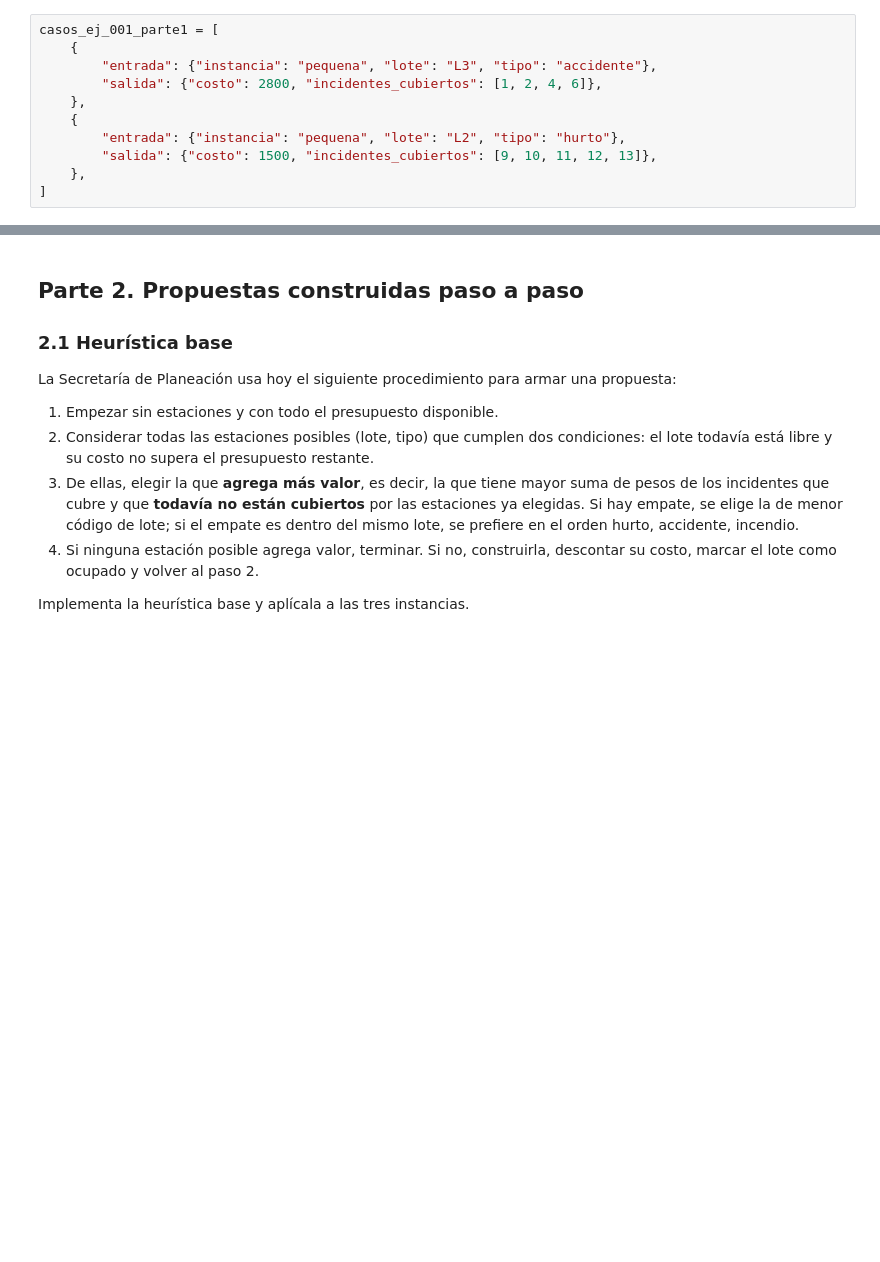
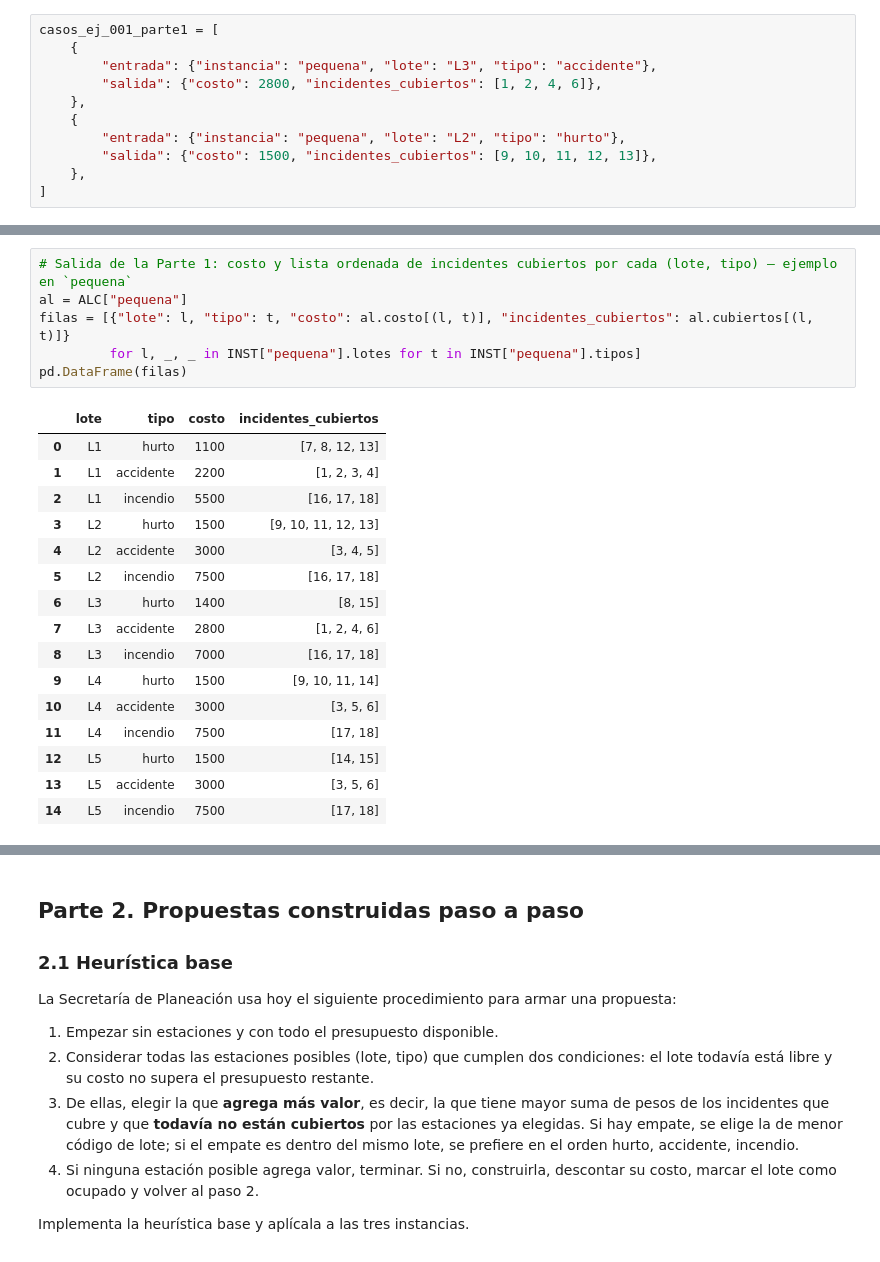
Before and after one commit to Moshua53/Estaciones_medellin, a Jupyter notebook: 20262_estaciones/practica_estaciones.ipynb, the cells around one changed output, grey strips where cells are left out. Cells and saved outputs as stored; diff of their text form; blank space fills up the shorter version.

```diff
--- a/20262_estaciones/practica_estaciones.ipynb
+++ b/20262_estaciones/practica_estaciones.ipynb
@@ -148,0 +192,23 @@ casos_ej_001_parte1 = [
+# %%
+# Salida de la Parte 1: costo y lista ordenada de incidentes cubiertos por cada (lote, tipo) — ejemplo en `pequena`
+al = ALC["pequena"]
+filas = [{"lote": l, "tipo": t, "costo": al.costo[(l, t)], "incidentes_cubiertos": al.cubiertos[(l, t)]}
+         for l, _, _ in INST["pequena"].lotes for t in INST["pequena"].tipos]
+pd.DataFrame(filas)
+# %% [output]
+|  | lote | tipo | costo | incidentes_cubiertos |
+| 0 | L1 | hurto | 1100 | [7, 8, 12, 13] |
+| 1 | L1 | accidente | 2200 | [1, 2, 3, 4] |
+| 2 | L1 | incendio | 5500 | [16, 17, 18] |
+| 3 | L2 | hurto | 1500 | [9, 10, 11, 12, 13] |
+| 4 | L2 | accidente | 3000 | [3, 4, 5] |
+| 5 | L2 | incendio | 7500 | [16, 17, 18] |
+| 6 | L3 | hurto | 1400 | [8, 15] |
+| 7 | L3 | accidente | 2800 | [1, 2, 4, 6] |
+| 8 | L3 | incendio | 7000 | [16, 17, 18] |
+| 9 | L4 | hurto | 1500 | [9, 10, 11, 14] |
+| 10 | L4 | accidente | 3000 | [3, 5, 6] |
+| 11 | L4 | incendio | 7500 | [17, 18] |
+| 12 | L5 | hurto | 1500 | [14, 15] |
+| 13 | L5 | accidente | 3000 | [3, 5, 6] |
+| 14 | L5 | incendio | 7500 | [17, 18] |
```
Also changed, not shown: parts of 30 cells of this notebook, 46 other files.
